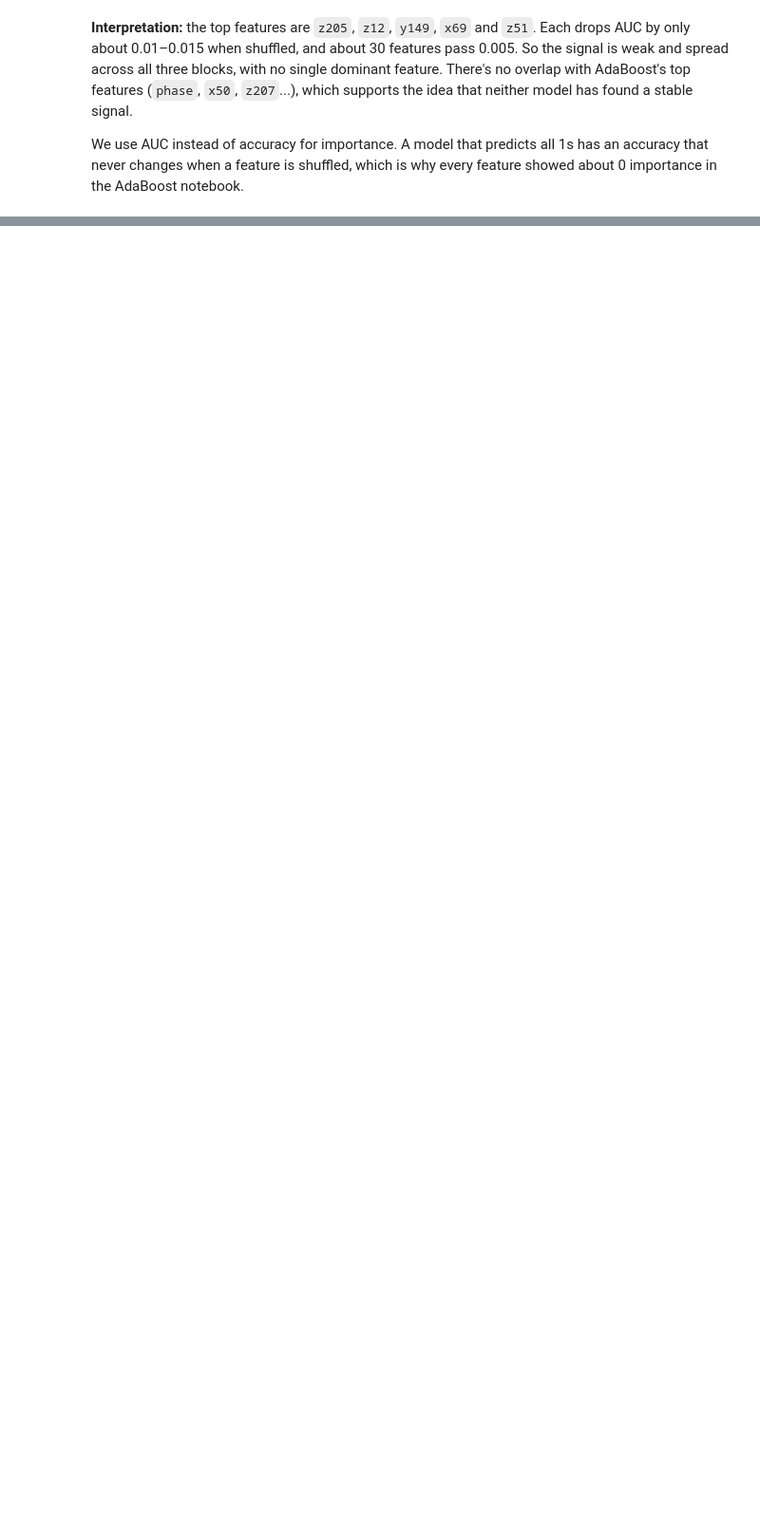
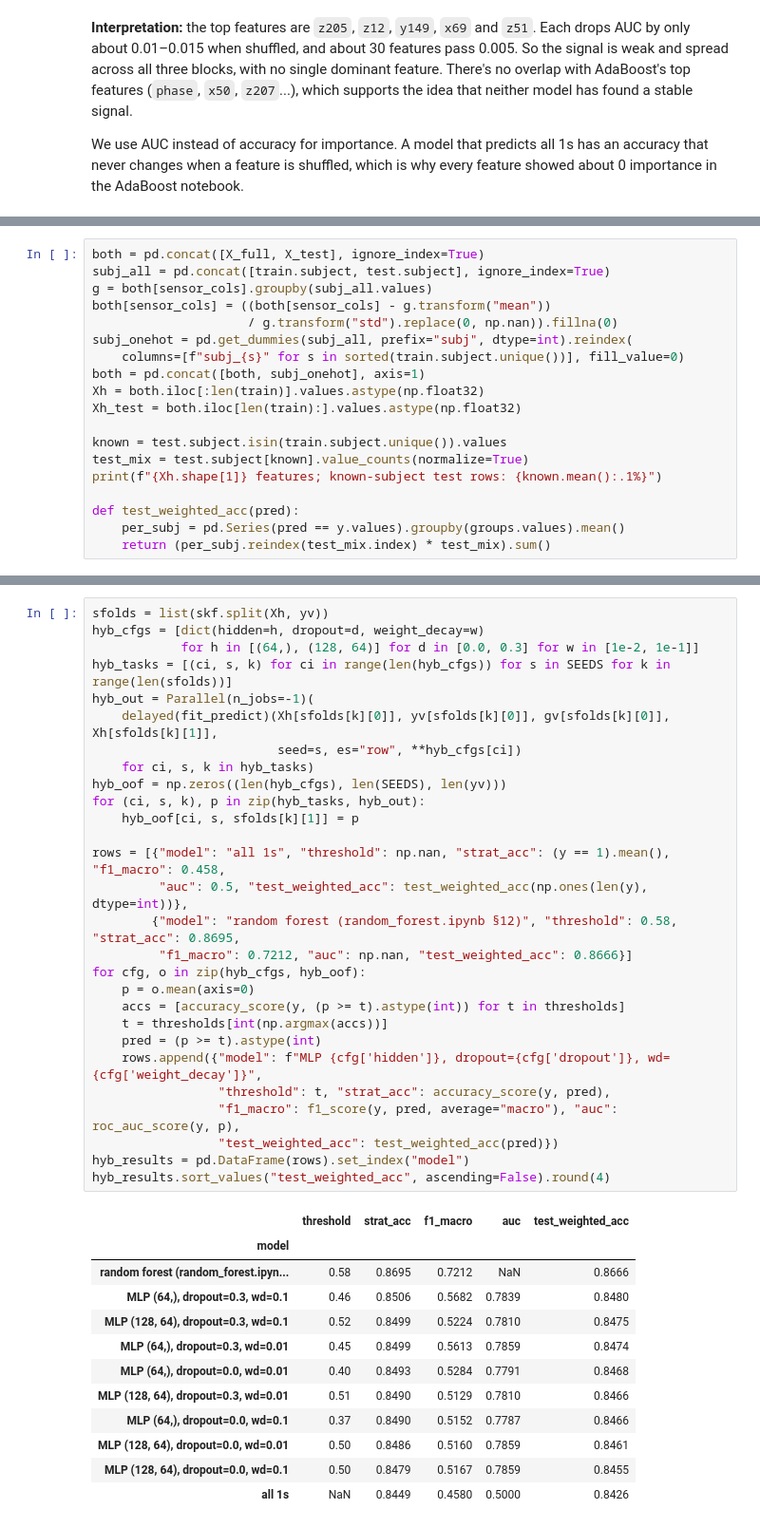
Before and after one commit to ayoolaore/ml_classifier_experiments, a Jupyter notebook: src/neural_net.ipynb, the cells around one changed output, grey strips where cells are left out. Shown at 95% size. Saved outputs shown, nothing was run; the diff lists cells and outputs as text; blank space fills up the shorter version.

```diff
--- a/src/neural_net.ipynb
+++ b/src/neural_net.ipynb
@@ -301,0 +552,19 @@ the AdaBoost notebook.
+# %%
+both = pd.concat([X_full, X_test], ignore_index=True)
+subj_all = pd.concat([train.subject, test.subject], ignore_index=True)
+g = both[sensor_cols].groupby(subj_all.values)
+both[sensor_cols] = ((both[sensor_cols] - g.transform("mean"))
+                     / g.transform("std").replace(0, np.nan)).fillna(0)
+subj_onehot = pd.get_dummies(subj_all, prefix="subj", dtype=int).reindex(
+    columns=[f"subj_{s}" for s in sorted(train.subject.unique())], fill_value=0)
+both = pd.concat([both, subj_onehot], axis=1)
+Xh = both.iloc[:len(train)].values.astype(np.float32)
+Xh_test = both.iloc[len(train):].values.astype(np.float32)
+
+known = test.subject.isin(train.subject.unique()).values
+test_mix = test.subject[known].value_counts(normalize=True)
+print(f"{Xh.shape[1]} features; known-subject test rows: {known.mean():.1%}")
+
+def test_weighted_acc(pred):
+    per_subj = pd.Series(pred == y.values).groupby(groups.values).mean()
+    return (per_subj.reindex(test_mix.index) * test_mix).sum()
@@ -301,0 +573,41 @@ the AdaBoost notebook.
+# %%
+sfolds = list(skf.split(Xh, yv))
+hyb_cfgs = [dict(hidden=h, dropout=d, weight_decay=w)
+            for h in [(64,), (128, 64)] for d in [0.0, 0.3] for w in [1e-2, 1e-1]]
+hyb_tasks = [(ci, s, k) for ci in range(len(hyb_cfgs)) for s in SEEDS for k in range(len(sfolds))]
+hyb_out = Parallel(n_jobs=-1)(
+    delayed(fit_predict)(Xh[sfolds[k][0]], yv[sfolds[k][0]], gv[sfolds[k][0]], Xh[sfolds[k][1]],
+                         seed=s, es="row", **hyb_cfgs[ci])
+    for ci, s, k in hyb_tasks)
+hyb_oof = np.zeros((len(hyb_cfgs), len(SEEDS), len(yv)))
+for (ci, s, k), p in zip(hyb_tasks, hyb_out):
+    hyb_oof[ci, s, sfolds[k][1]] = p
+
+rows = [{"model": "all 1s", "threshold": np.nan, "strat_acc": (y == 1).mean(), "f1_macro": 0.458,
+         "auc": 0.5, "test_weighted_acc": test_weighted_acc(np.ones(len(y), dtype=int))},
+        {"model": "random forest (random_forest.ipynb §12)", "threshold": 0.58, "strat_acc": 0.8695,
+         "f1_macro": 0.7212, "auc": np.nan, "test_weighted_acc": 0.8666}]
+for cfg, o in zip(hyb_cfgs, hyb_oof):
+    p = o.mean(axis=0)
+    accs = [accuracy_score(y, (p >= t).astype(int)) for t in thresholds]
+    t = thresholds[int(np.argmax(accs))]
+    pred = (p >= t).astype(int)
+    rows.append({"model": f"MLP {cfg['hidden']}, dropout={cfg['dropout']}, wd={cfg['weight_decay']}",
+                 "threshold": t, "strat_acc": accuracy_score(y, pred),
+                 "f1_macro": f1_score(y, pred, average="macro"), "auc": roc_auc_score(y, p),
+                 "test_weighted_acc": test_weighted_acc(pred)})
+hyb_results = pd.DataFrame(rows).set_index("model")
+hyb_results.sort_values("test_weighted_acc", ascending=False).round(4)
+# %% [output]
+|  | threshold | strat_acc | f1_macro | auc | test_weighted_acc |
+| model |  |  |  |  |  |
+| random forest (random_forest.ipyn... | 0.58 | 0.8695 | 0.7212 | NaN | 0.8666 |
+| MLP (64,), dropout=0.3, wd=0.1 | 0.46 | 0.8506 | 0.5682 | 0.7839 | 0.8480 |
+| MLP (128, 64), dropout=0.3, wd=0.1 | 0.52 | 0.8499 | 0.5224 | 0.7810 | 0.8475 |
+| MLP (64,), dropout=0.3, wd=0.01 | 0.45 | 0.8499 | 0.5613 | 0.7859 | 0.8474 |
+| MLP (64,), dropout=0.0, wd=0.01 | 0.40 | 0.8493 | 0.5284 | 0.7791 | 0.8468 |
+| MLP (128, 64), dropout=0.3, wd=0.01 | 0.51 | 0.8490 | 0.5129 | 0.7810 | 0.8466 |
+| MLP (64,), dropout=0.0, wd=0.1 | 0.37 | 0.8490 | 0.5152 | 0.7787 | 0.8466 |
+| MLP (128, 64), dropout=0.0, wd=0.01 | 0.50 | 0.8486 | 0.5160 | 0.7859 | 0.8461 |
+| MLP (128, 64), dropout=0.0, wd=0.1 | 0.50 | 0.8479 | 0.5167 | 0.7859 | 0.8455 |
+| all 1s | NaN | 0.8449 | 0.4580 | 0.5000 | 0.8426 |
```
Also changed, not shown: parts of 20 cells of this notebook, 11 other files.
